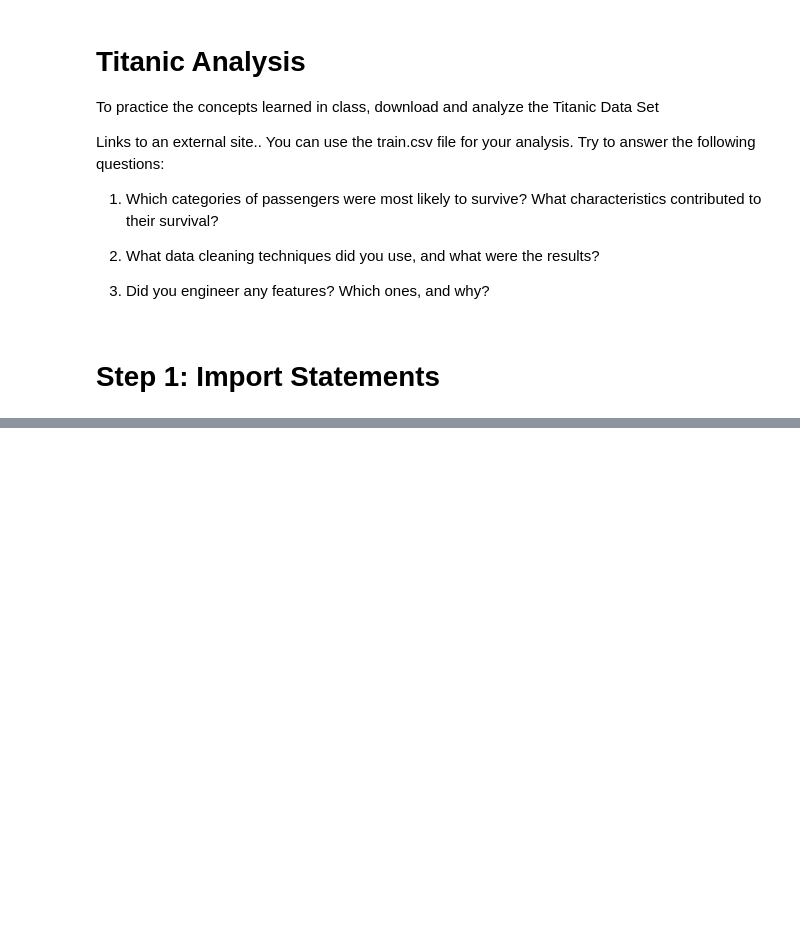
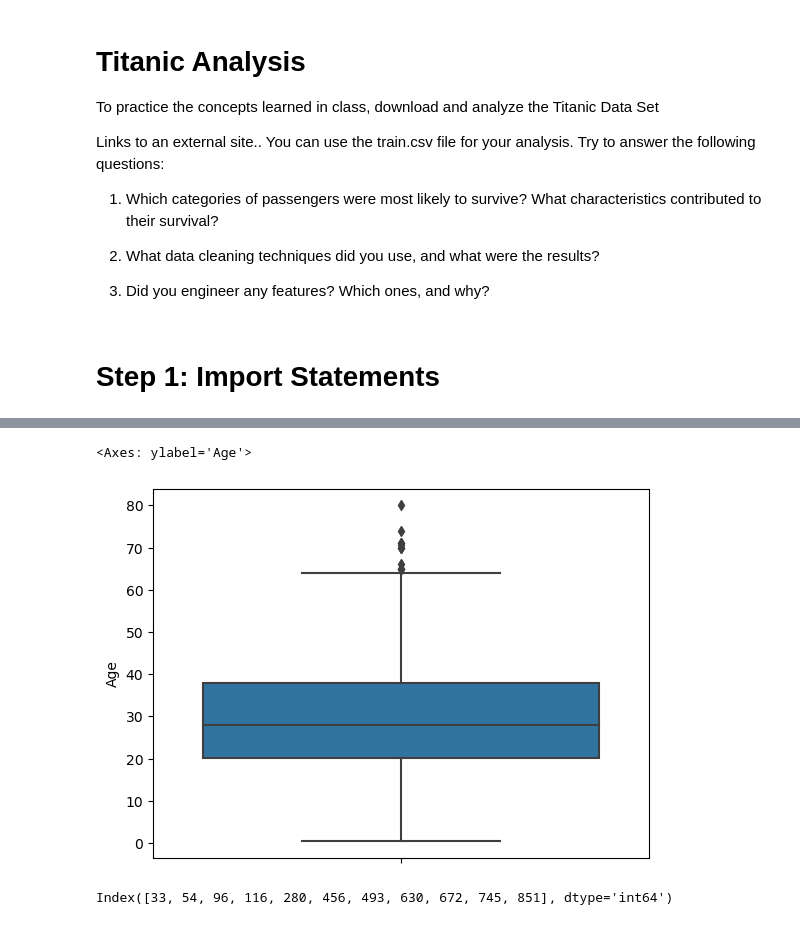
Before and after one commit to TangoMango223/schulich_MBAN6110, a Jupyter notebook: practice_questions/titanic_analysis.ipynb, the cells around one changed output, grey strips where cells are left out. Drawn from its saved outputs; the diff is of its cells as text; code cells hidden in the pictures; blank space fills up the shorter version.

```diff
--- a/practice_questions/titanic_analysis.ipynb
+++ b/practice_questions/titanic_analysis.ipynb
@@ -26,0 +315,23 @@ HTTPError: HTTP Error 404: Not Found
+# %%
+# Fill NaN values with a placeholder 'U'
+df['Cabin'].fillna('U', inplace=True)
+
+# Extract the Cabin-Level as feature engineering:
+df['Cabin_First_Letter'] = df['Cabin'].str[0]
+df['Cabin_First_Letter']
+
+# Let's check how many unknown there are:
+df['Cabin_First_Letter'].value_counts(dropna = False)
+
+# # Let's keep it for now, and we can drop the column later.
+
+# # Feature Engineering = Target Encoding - Method #1
+
+# # Calculate mean survival rate for each cabin letter
+# cabin_means = df.groupby('Cabin_First_Letter')['Survived'].mean()
+
+# # Map the means to the cabin letters
+# df['Cabin_Target_Encoded'] = df['Cabin_First_Letter'].map(cabin_means)
+
+# # # Check head:
+# # df.head(5)
@@ -26,0 +350,9 @@ HTTPError: HTTP Error 404: Not Found
+# %%
+# Method #2 - Ordinance Encoding, i.e. A = 1, B = 2 ...
+
+# df['Cabin_Target_Encoded'] = df['Cabin_First_Letter'].map(cabin_means)
+df['Cabin_Target_Encoded'] = pd.factorize(df['Cabin_First_Letter'])[0] + 1
+
+df.head(5)
+
+df['Cabin_Target_Encoded'].value_counts()
@@ -26,0 +432,5 @@ HTTPError: HTTP Error 404: Not Found
+# %%
+# Extract columns we want for Pearson-R check:
+new_df_encoded = df[["Survived", "Pclass", "Age", "SibSp", "Parch", "Fare", "Title_Target_Encoded", "male", "Cabin_Target_Encoded"]]
+
+new_df_encoded.head(10)
@@ -26,0 +466,24 @@ HTTPError: HTTP Error 404: Not Found
+# %%
+# Check box plot
+sns.boxplot(y = new_df_encoded["Age"])
+# %% [output]
+<Axes: ylabel='Age'>
+[figure, added]
+# %%
+# We have some outliers in terms of age, let's check them.
+
+# Calculate IQR and extract the rows with outliers for Age:
+# Find QRs
+Q1 = new_df_encoded['Age'].quantile(0.25)
+Q3 = new_df_encoded['Age'].quantile(0.75)
+IQR = Q3 - Q1
+
+# Bounds
+lower_bound = Q1 - 1.5 * IQR
+upper_bound = Q3 + 1.5 * IQR
+
+# Filter for them:
+outliers = new_df_encoded[(new_df_encoded['Age'] < lower_bound) | (new_df_encoded['Age'] > upper_bound)]
+outliers.index # There are 11 very old people
+# %% [output]
+Index([33, 54, 96, 116, 280, 456, 493, 630, 672, 745, 851], dtype='int64')
```
Also changed, not shown: parts of 40 cells of this notebook, 1 other file.
